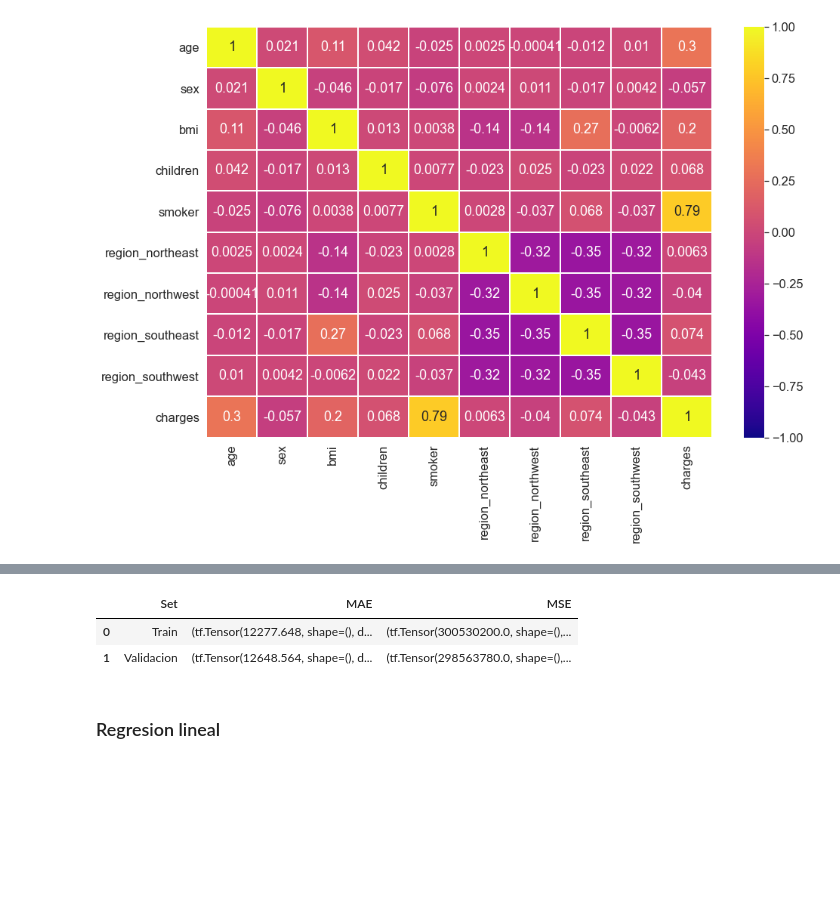
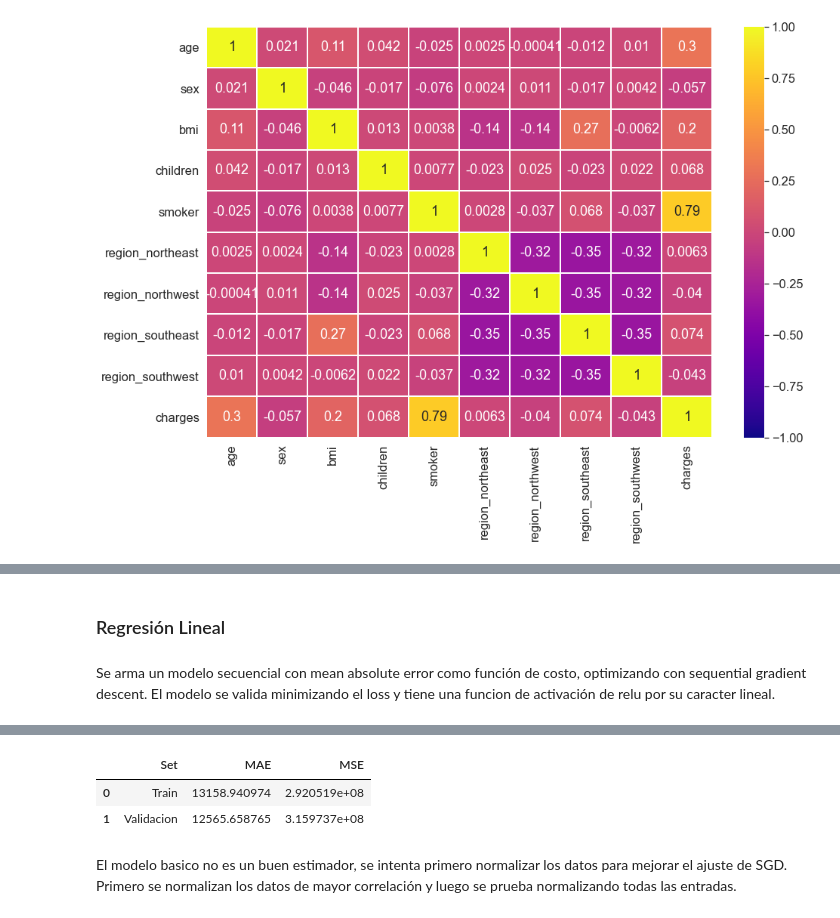
Before and after one commit to SantiAA/RN_TP2, a Jupyter notebook: src/EJ2/linear_regresion.ipynb, the cells around one changed output, grey strips where cells are left out. Cells and saved outputs as stored; diff of their text form; code cells hidden in the pictures; blank space fills up the shorter version.

```diff
--- a/src/EJ2/linear_regresion.ipynb
+++ b/src/EJ2/linear_regresion.ipynb
@@ -117,6 +144,10 @@ sns.heatmap(corr, annot = True, cmap = 'plasma', vmin = -1, vmax = 1, linecolor=
 # Split dataset into 15% test, 85% train_validation
 x, x_test, y, y_test = train_test_split(x_df_encoded, y_df, test_size=0.15)
 x_train, x_valid, y_train, y_valid = train_test_split(x, y, test_size=0.15, random_state=1)
+# %% [markdown]
+### Regresión Lineal
+# %% [markdown]
+Se arma un modelo secuencial con mean absolute error como función de costo, optimizando con sequential gradient descent. El modelo se valida minimizando el loss y tiene una funcion de activación de relu por su caracter lineal.
 # %%
 model_0 = Sequential()
 model_0.add(Dense(units=1, activation='relu', input_shape=(x_train.shape[1],)))
@@ -126,11 +157,11 @@ model_0_checkpoint_callback = ModelCheckpoint(
     filepath=join(checkpoints_path, 'basic'),
     save_weights_only=True,
     monitor='loss',
-    mode='max',
+    mode='min',
     save_best_only=True)
 # %%
 %%time
-history = model_0.fit(x_train, y_train, epochs=50,
+history_0 = model_0.fit(x_train, y_train, epochs=100,
             validation_data=(x_valid, y_valid),
             callbacks=[model_0_checkpoint_callback],
             verbose=0)
@@ -142,5 +173,5 @@ Wall time: 5.89 s
 |  | Set | MAE | MSE |
-| 0 | Train | (tf.Tensor(12277.648, shape=(), d... | (tf.Tensor(300530200.0, shape=(),... |
-| 1 | Validacion | (tf.Tensor(12648.564, shape=(), d... | (tf.Tensor(298563780.0, shape=(),... |
+| 0 | Train | 13158.940974 | 2.920519e+08 |
+| 1 | Validacion | 12565.658765 | 3.159737e+08 |
-# %% [markdown]
-### Regresion lineal
+# %% [markdown]
+El modelo basico no es un buen estimador, se intenta primero normalizar los datos para mejorar el ajuste de SGD. Primero se normalizan los datos de mayor correlación y luego se prueba normalizando todas las entradas.
```
Also changed, not shown: parts of 44 cells of this notebook.
